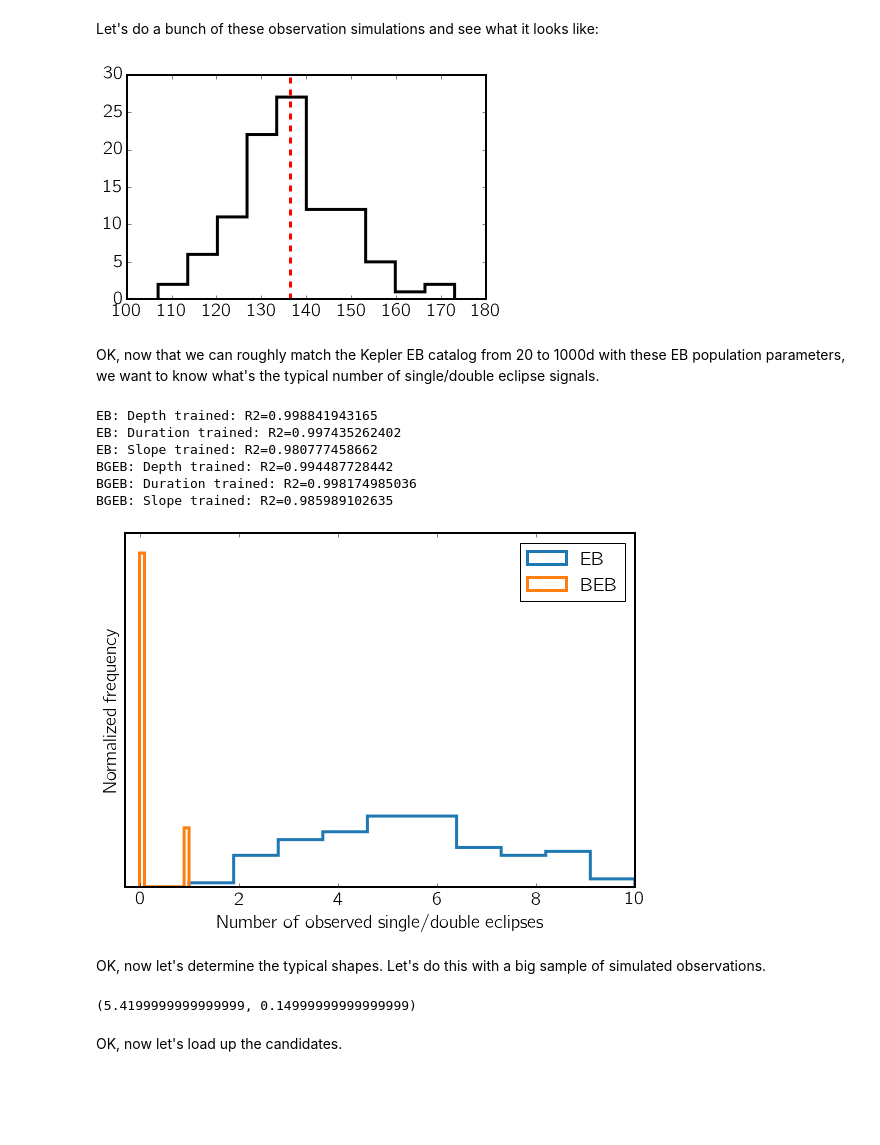
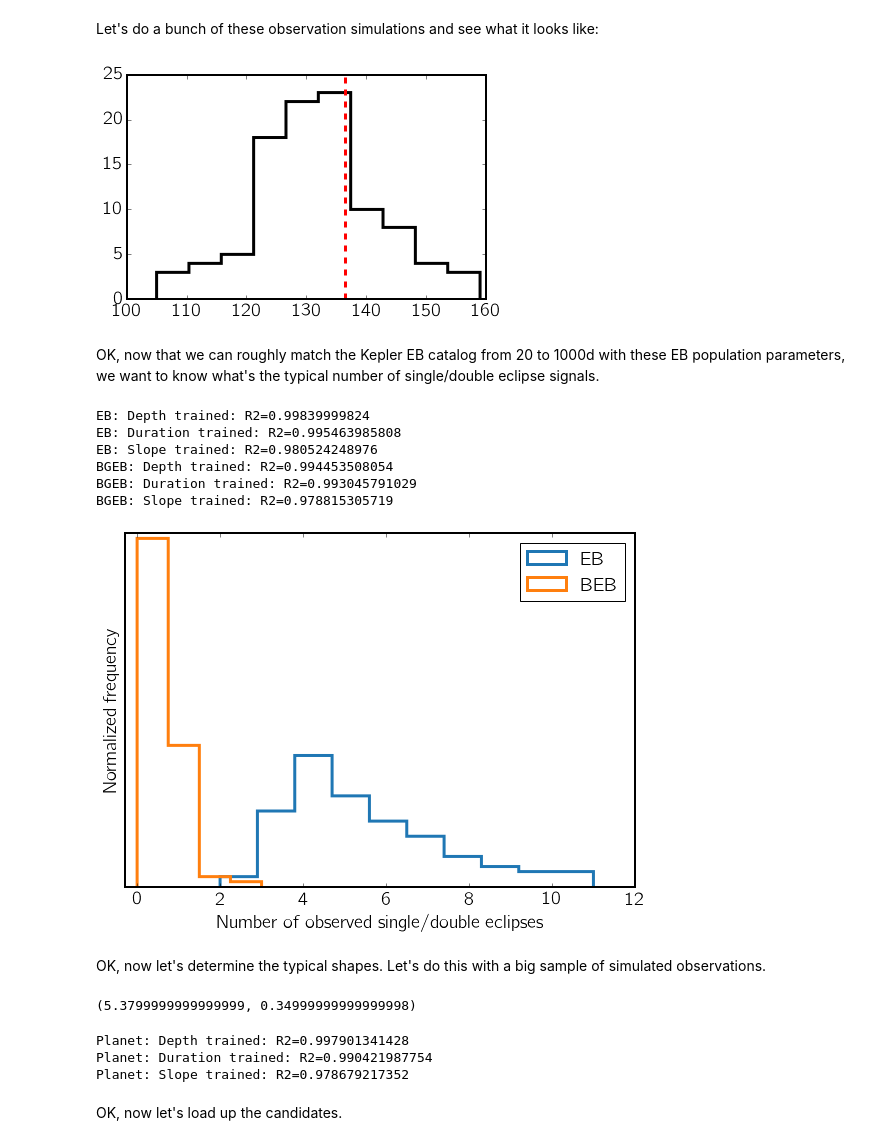
Before and after one commit to dfm/peerless, a Jupyter notebook: prediction/prediction.ipynb, the cells around one changed output. Saved outputs shown, nothing was run; the diff lists cells and outputs as text; code cells hidden in the pictures; blank space fills up the shorter version.

```diff
--- a/prediction/prediction.ipynb
+++ b/prediction/prediction.ipynb
@@ -11,8 +13,9 @@ import matplotlib.pyplot as plt
 # %% [output]
 Saving 39036 targets to /Users/tdm/peerless/catalogs/targets.csv
 # %%
-from peerless.catalogs import TargetCatalog, EBCatalog
+from peerless.catalogs import TargetCatalog, EBCatalog, KICatalog
 targets = TargetCatalog().df
+targets.index = targets.kepid
 # %%
 targets[['kepid','mass','feh']].count()
 # %% [output]
@@ -89,40 +94,42 @@ n_obs = [len(ebpop.observe(new_orbits=True).query(q)) for i in range(100)]
 plt.hist(n_obs, histtype='step', lw=3, bins=10, color='k');
 plt.axvline(n_exp, color='r', ls='--', lw=3);
 # %% [output]
-[figure, old version]
+[figure, new version]
 # %% [markdown]
 OK, now that we can roughly match the Kepler EB catalog from 20 to 1000d with these EB population parameters, we want to know what's the typical number of single/double eclipse signals.
 # %%
 ebpop._train_trap(N=1000);
 bgpop._train_trap(N=1000);
 # %% [output]
-EB: Depth trained: R2=0.998841943165
-EB: Duration trained: R2=0.997435262402
-EB: Slope trained: R2=0.980777458662
-BGEB: Depth trained: R2=0.994487728442
-BGEB: Duration trained: R2=0.998174985036
-BGEB: Slope trained: R2=0.985989102635
+EB: Depth trained: R2=0.99839999824
+EB: Duration trained: R2=0.995463985808
+EB: Slope trained: R2=0.980524248976
+BGEB: Depth trained: R2=0.994453508054
+BGEB: Duration trained: R2=0.993045791029
+BGEB: Slope trained: R2=0.978815305719
 # %%
 n_sim = 100
-dfm_q = 'n_pri < 3 and n_sec < 3 and ((n_pri==0 and snr_sec > 15) or (n_sec==0 and snr_pri > 15))'
+dfm_q = 'n_pri < 3 and n_sec < 3 and ' +\
+        '(((n_pri==0 or snr_pri < 15) and snr_sec > 15) or ' +\
+        '((n_sec==0 or snr_sec < 15)  and snr_pri > 15))'
 dfm_q += ' and ((T14_pri < 2.5 and n_pri > 0) or (T14_sec < 2.5 and n_sec > 0))'
 nobs_eb = [len(ebpop.observe(new_orbits=True, regr_trap=True).query(dfm_q)) for i in range(n_sim)]
 nobs_bg = [len(bgpop.observe(new_orbits=True, regr_trap=True).query(dfm_q)) for i in range(n_sim)]
 # %%
 plt.figure(figsize=(8,6))
-plt.hist(nobs_eb, histtype='step', lw=3, label='EB')#, bins=np.arange(16));
-plt.hist(nobs_bg, histtype='step', lw=3, label='BEB')#, bins=np.arange(16));
+plt.hist(nobs_eb, histtype='step', lw=3, label='EB', bins=10)#, bins=np.arange(16));
+plt.hist(nobs_bg, histtype='step', lw=3, label='BEB', bins=4)#, bins=np.arange(16));
 plt.legend();
 plt.xlim(xmin=-0.3)
 plt.yticks([])
 plt.ylabel('Normalized frequency')
 plt.xlabel('Number of observed single/double eclipses');
 plt.savefig('N_EBs.pdf', bbox_inches='tight')
 # %% [output]
-[figure, old version]
+[figure, new version]
 # %% [markdown]
 OK, now let's determine the typical shapes.  Let's do this with a big sample of simulated observations.
 # %%
 np.mean(nobs_eb), np.mean(nobs_bg)
 # %% [output]
-(5.4199999999999999, 0.14999999999999999)
+(5.3799999999999999, 0.34999999999999998)
@@ -132,2 +191,11 @@ bg_obs = bgpop.get_N_observed(query=dfm_q, N=200, use_ic=True, new_orbits=True)
+# %%
+plpop = LongPeriodPlanetPopulation(targets)
+
+plpop._train_trap(N=1000);
+_ = plpop.observe()
+# %% [output]
+Planet: Depth trained: R2=0.997901341428
+Planet: Duration trained: R2=0.990421987754
+Planet: Slope trained: R2=0.978679217352
 # %% [markdown]
 OK, now let's load up the candidates.
```
Also changed, not shown: parts of 41 cells of this notebook, 3 other files.
